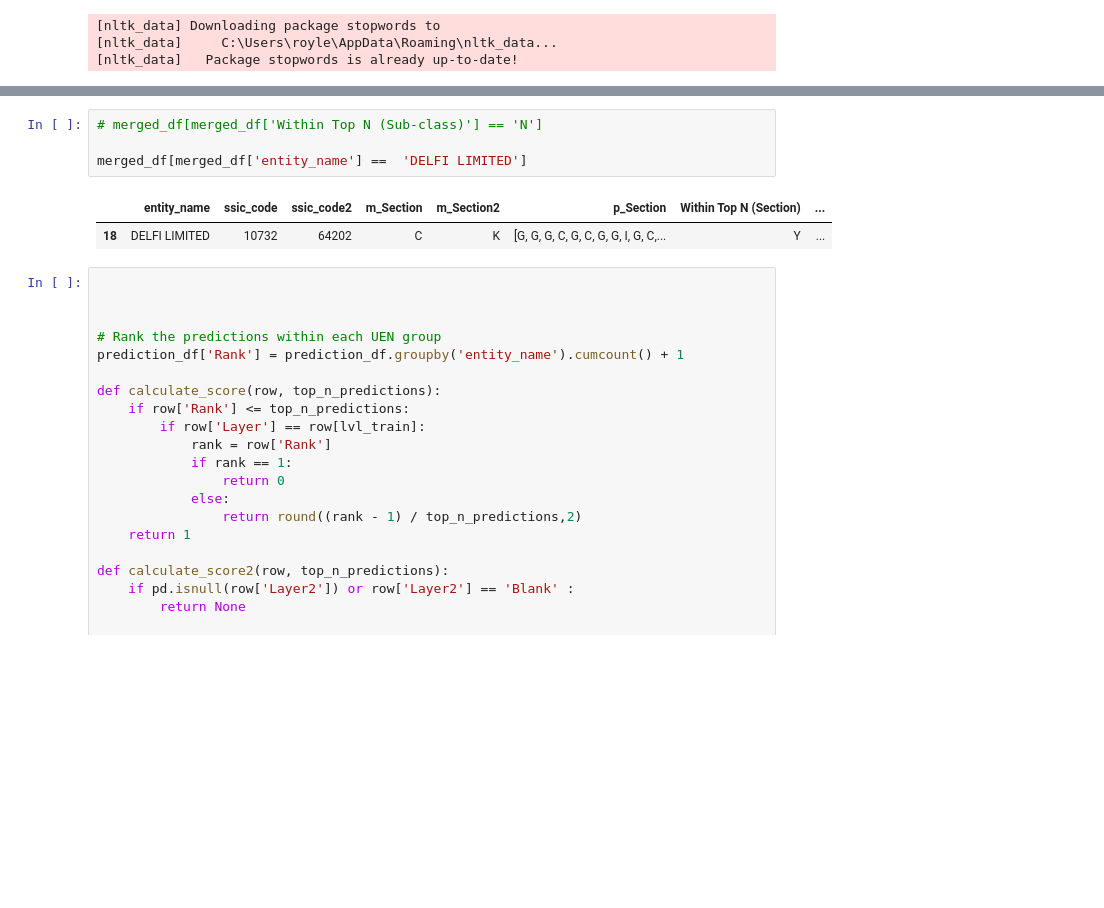
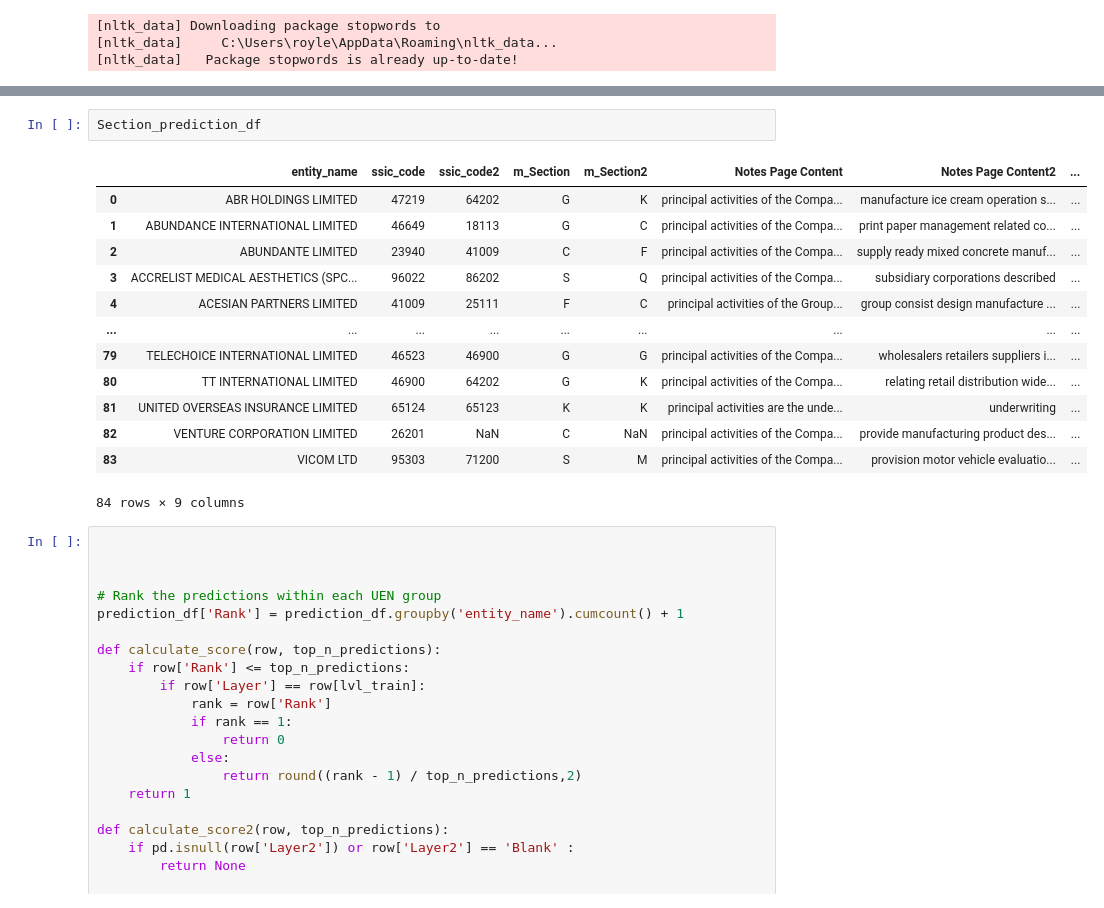
Before and after one commit to yorwel/ssicsync, a Jupyter notebook: 1. Model Load & Test.ipynb, the cells around one changed output, grey strips where cells are left out. Drawn from its saved outputs; the diff is of its cells as text; blank space fills up the shorter version.

```diff
--- a/1. Model Load & Test.ipynb
+++ b/1. Model Load & Test.ipynb
@@ -629,10 +600,19 @@ You should probably TRAIN this model on a down-stream task to be able to use it
-# %%
-# merged_df[merged_df['Within Top N (Sub-class)'] == 'N']
-
-merged_df[merged_df['entity_name'] ==  'DELFI LIMITED']
-# %% [output]
-|  | entity_name | ssic_code | ssic_code2 | m_Section | m_Section2 | p_Section | Within Top N (Section) | ... |
-| 18 | DELFI LIMITED | 10732 | 64202 | C | K | [G, G, G, C, G, C, G, G, I, G, C,... | Y | ... |
+# %%
+Section_prediction_df
+# %% [output]
+|  | entity_name | ssic_code | ssic_code2 | m_Section | m_Section2 | Notes Page Content | Notes Page Content2 | ... |
+| 0 | ABR HOLDINGS LIMITED | 47219 | 64202 | G | K | principal activities of the Compa... | manufacture ice cream operation s... | ... |
+| 1 | ABUNDANCE INTERNATIONAL LIMITED | 46649 | 18113 | G | C | principal activities of the Compa... | print paper management related co... | ... |
+| 2 | ABUNDANTE LIMITED | 23940 | 41009 | C | F | principal activities of the Compa... | supply ready mixed concrete manuf... | ... |
+| 3 | ACCRELIST MEDICAL AESTHETICS (SPC... | 96022 | 86202 | S | Q | principal activities of the Compa... | subsidiary corporations described | ... |
+| 4 | ACESIAN PARTNERS LIMITED | 41009 | 25111 | F | C | principal activities of the Group... | group consist design manufacture ... | ... |
+| ... | ... | ... | ... | ... | ... | ... | ... | ... |
+| 79 | TELECHOICE INTERNATIONAL LIMITED | 46523 | 46900 | G | G | principal activities of the Compa... | wholesalers retailers suppliers i... | ... |
+| 80 | TT INTERNATIONAL LIMITED | 46900 | 64202 | G | K | principal activities of the Compa... | relating retail distribution wide... | ... |
+| 81 | UNITED OVERSEAS INSURANCE LIMITED | 65124 | 65123 | K | K | principal activities are the unde... | underwriting | ... |
+| 82 | VENTURE CORPORATION LIMITED | 26201 | NaN | C | NaN | principal activities of the Compa... | provide manufacturing product des... | ... |
+| 83 | VICOM LTD | 95303 | 71200 | S | M | principal activities of the Compa... | provision motor vehicle evaluatio... | ... |
+84 rows × 9 columns
 # %%
 
 
```
Also changed, not shown: parts of 2 cells of this notebook, 1 other file.
